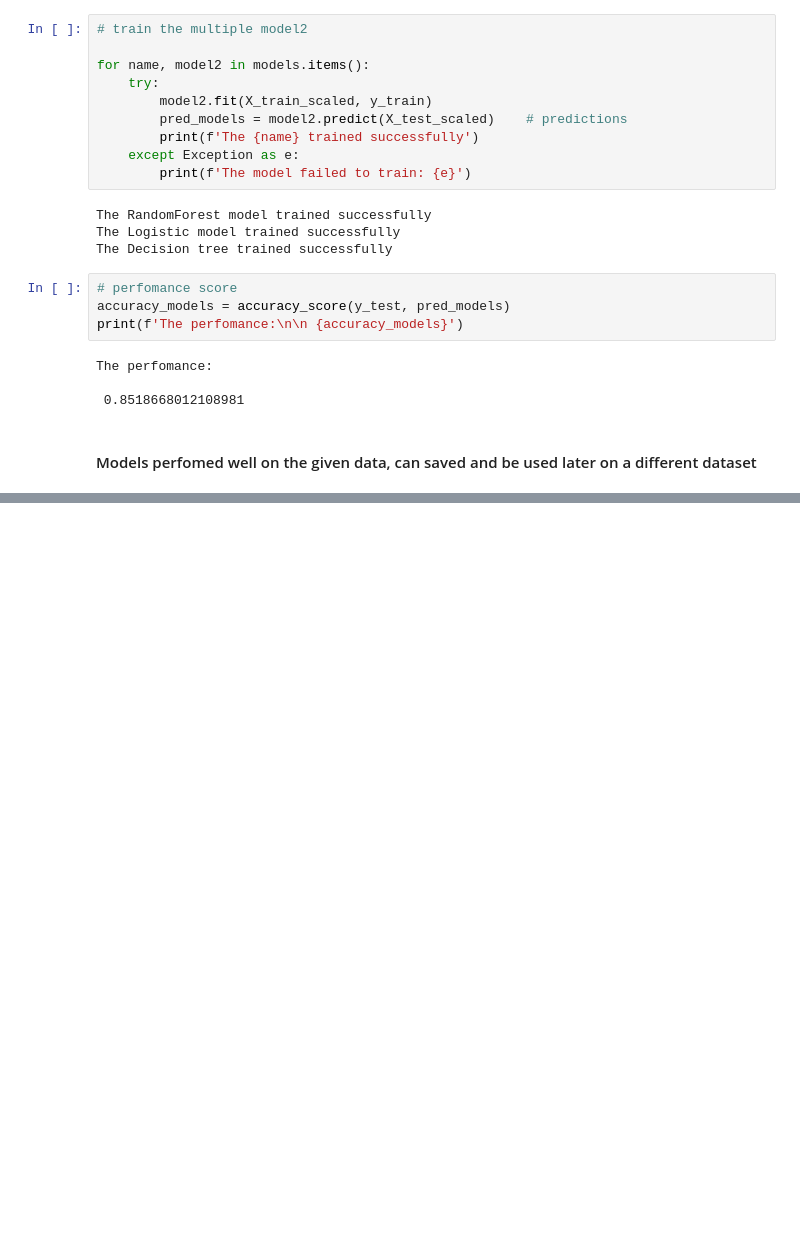
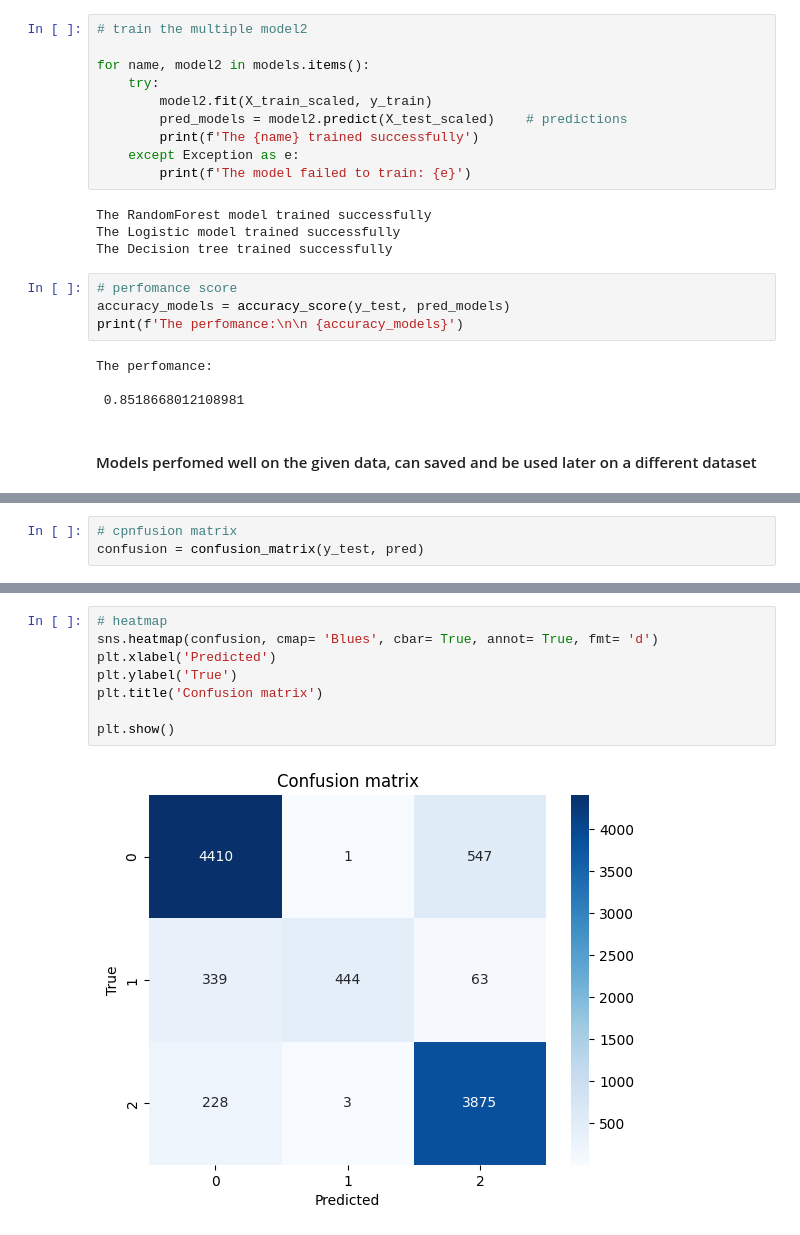
Before and after one commit to topollonaketsana/Galaxy-Classification, a Jupyter notebook: supervised_learning/galaxy.ipynb, the cells around one changed output, grey strips where cells are left out. Drawn from its saved outputs; the diff is of its cells as text; blank space fills up the shorter version.

```diff
--- a/supervised_learning/galaxy.ipynb
+++ b/supervised_learning/galaxy.ipynb
@@ -313,0 +318,3 @@ The perfomance:
+# %%
+# cpnfusion matrix
+confusion = confusion_matrix(y_test, pred)
@@ -313,0 +326,10 @@ The perfomance:
+# %%
+# heatmap
+sns.heatmap(confusion, cmap= 'Blues', cbar= True, annot= True, fmt= 'd')
+plt.xlabel('Predicted')
+plt.ylabel('True')
+plt.title('Confusion matrix')
+
+plt.show()
+# %% [output]
+[figure, added]
```
Also changed, not shown: parts of 3 cells of this notebook, 1 other file.
